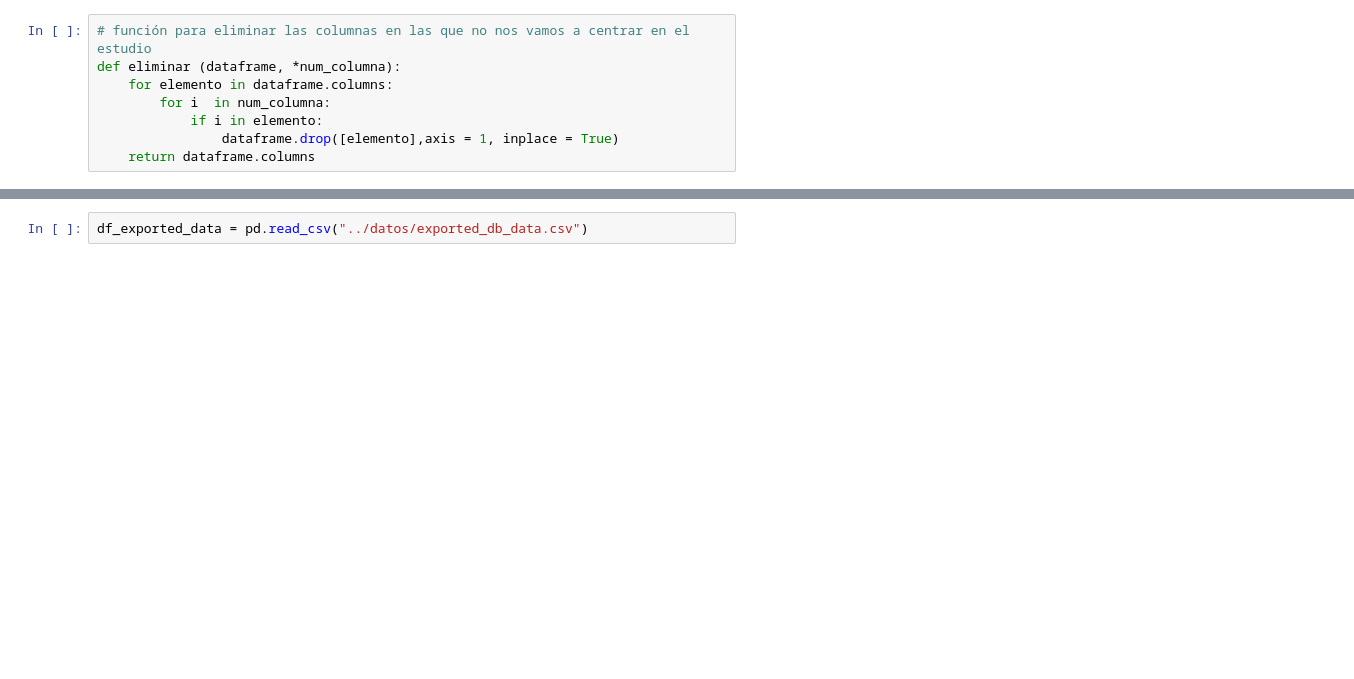
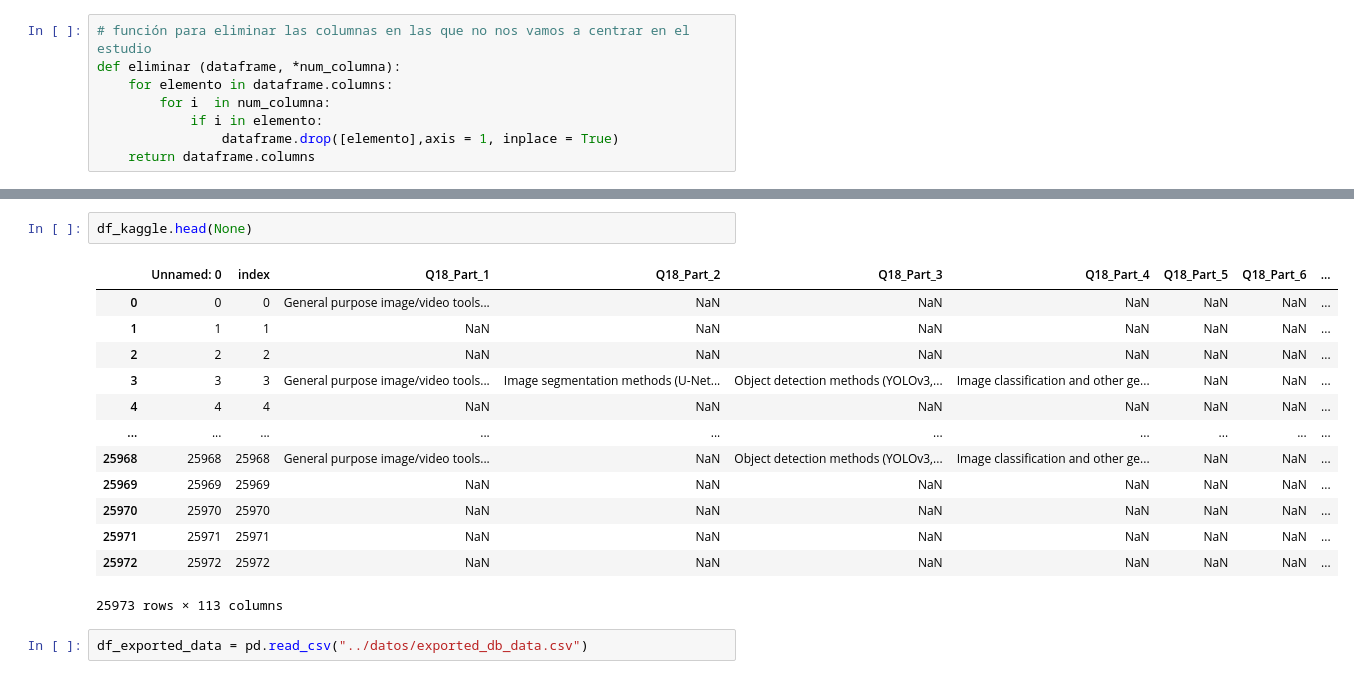
Before and after one commit to Adalab/project-da-promo-d-module-2-team-2-, a Jupyter notebook: notebooks/apertura_archivos.ipynb, the cells around one changed output, grey strips where cells are left out. Cells and saved outputs as stored; diff of their text form; blank space fills up the shorter version.

```diff
--- a/notebooks/apertura_archivos.ipynb
+++ b/notebooks/apertura_archivos.ipynb
@@ -59,3 +78,19 @@ Index(['Unnamed: 0', 'index', 'Q18_Part_1', 'Q18_Part_2', 'Q18_Part_3',
+# %%
+df_kaggle.head(None)
+# %% [output]
+|  | Unnamed: 0 | index | Q18_Part_1 | Q18_Part_2 | Q18_Part_3 | Q18_Part_4 | Q18_Part_5 | Q18_Part_6 | ... |
+| 0 | 0 | 0 | General purpose image/video tools... | NaN | NaN | NaN | NaN | NaN | ... |
+| 1 | 1 | 1 | NaN | NaN | NaN | NaN | NaN | NaN | ... |
+| 2 | 2 | 2 | NaN | NaN | NaN | NaN | NaN | NaN | ... |
+| 3 | 3 | 3 | General purpose image/video tools... | Image segmentation methods (U-Net... | Object detection methods (YOLOv3,... | Image classification and other ge... | NaN | NaN | ... |
+| 4 | 4 | 4 | NaN | NaN | NaN | NaN | NaN | NaN | ... |
+| ... | ... | ... | ... | ... | ... | ... | ... | ... | ... |
+| 25968 | 25968 | 25968 | General purpose image/video tools... | NaN | Object detection methods (YOLOv3,... | Image classification and other ge... | NaN | NaN | ... |
+| 25969 | 25969 | 25969 | NaN | NaN | NaN | NaN | NaN | NaN | ... |
+| 25970 | 25970 | 25970 | NaN | NaN | NaN | NaN | NaN | NaN | ... |
+| 25971 | 25971 | 25971 | NaN | NaN | NaN | NaN | NaN | NaN | ... |
+| 25972 | 25972 | 25972 | NaN | NaN | NaN | NaN | NaN | NaN | ... |
+25973 rows × 113 columns
 # %%
 df_exported_data = pd.read_csv("../datos/exported_db_data.csv")
 # %%
```
Also changed, not shown: parts of 12 cells of this notebook.
